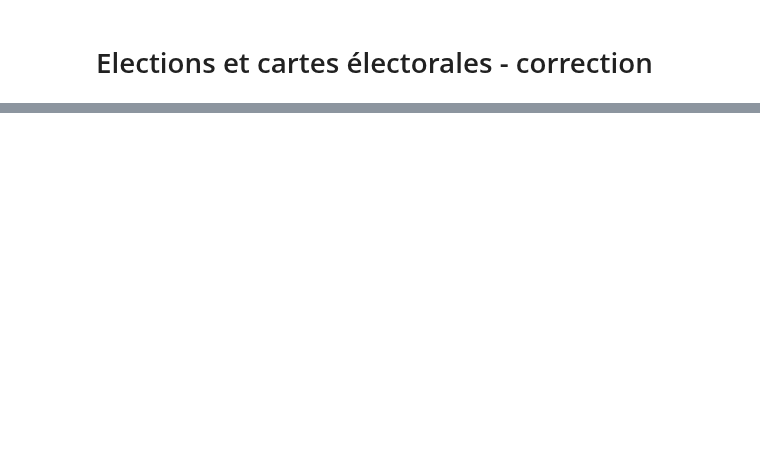
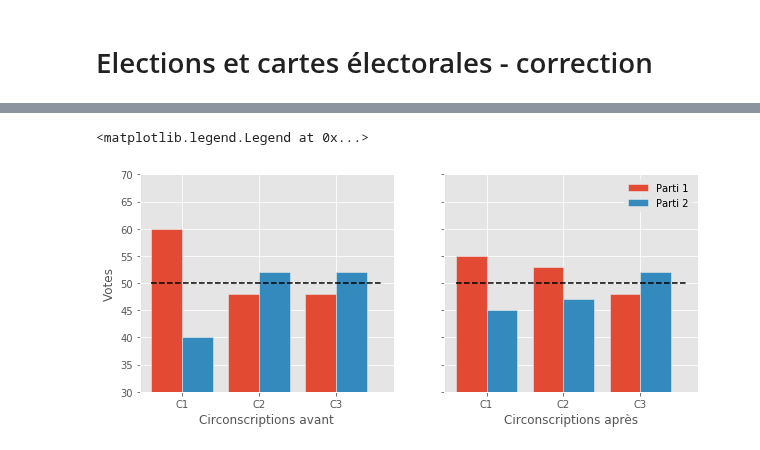
Before and after one commit to sdpython/actuariat_python, a Jupyter notebook: _doc/notebooks/population/election_carte_electorale_correction.ipynb, the cells around one changed output, grey strips where cells are left out. Saved outputs shown, nothing was run; the diff lists cells and outputs as text; code cells hidden in the pictures; blank space fills up the shorter version.

```diff
--- a/_doc/notebooks/population/election_carte_electorale_correction.ipynb
+++ b/_doc/notebooks/population/election_carte_electorale_correction.ipynb
@@ -34,0 +8,4 @@ geo.sort_values(["department", "code_circonscription"]).head(n=2)
+# %%
+%matplotlib inline
+import matplotlib.pyplot as plt
+plt.style.use('ggplot')
@@ -34,0 +16,23 @@ geo.sort_values(["department", "code_circonscription"]).head(n=2)
+# %%
+fig, ax = plt.subplots(1, 2, sharey=True, figsize=(10,4))
+ind = [1, 2, 3]
+ind2 = [_ + 0.4 for _ in ind]
+P1 = (60, 48, 48)
+P2 = (40, 52, 52)
+ax[0].bar(ind, P1, label="Parti 1", width=0.4)
+ax[0].bar(ind2, P2, label="Parti 2", width=0.4)
+ax[0].plot([1,4], [50, 50], "--", color="black")
+ax[0].set_xlabel('Circonscriptions avant')
+plt.setp(ax, xticks=ind2, xticklabels=('C1', 'C2', 'C3'))
+P1 = (55, 53, 48)
+P2 = (45, 47, 52)
+ax[1].bar(ind, P1, label="Parti 1", width=0.4)
+ax[1].bar(ind2, P2, label="Parti 2", width=0.4)
+ax[1].plot([1,4], [50, 50], "--", color="black")
+ax[1].set_xlabel('Circonscriptions après')
+ax[0].set_ylabel('Votes')
+plt.ylim([30, 70])
+plt.legend()
+# %% [output]
+<matplotlib.legend.Legend at 0x...>
+[figure, added]
```
Also changed, not shown: parts of 66 cells of this notebook, 4 other files.
